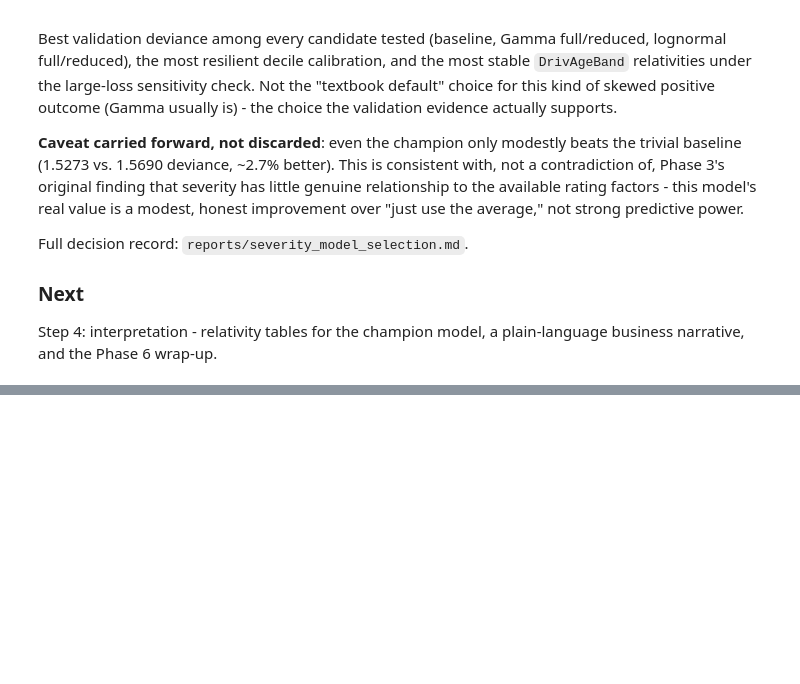
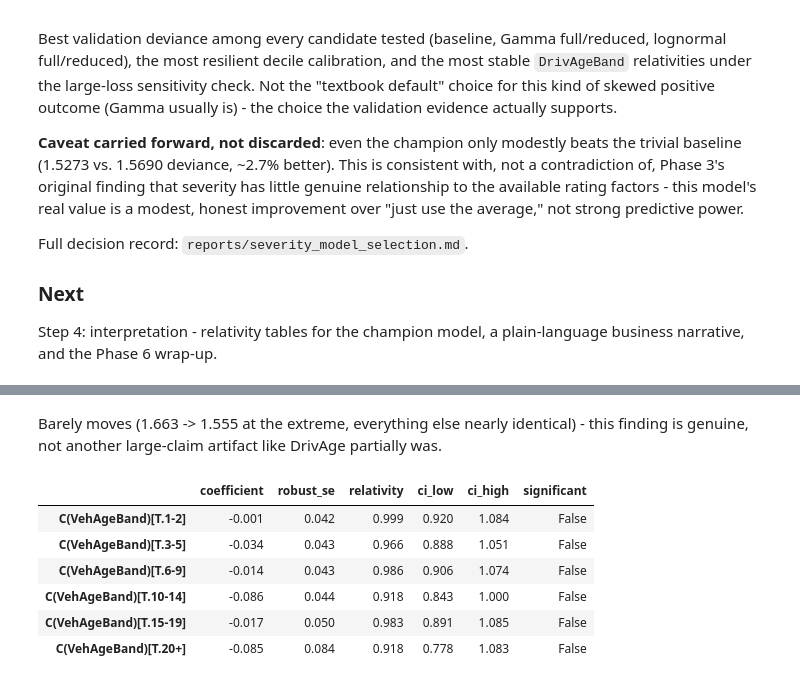
Before and after one commit to vishalyadav1729/auto-insurance-pricing, a Jupyter notebook: notebooks/04_severity_glm.ipynb, the cells around one changed output, grey strips where cells are left out. Saved outputs shown, nothing was run; the diff lists cells and outputs as text; code cells hidden in the pictures; blank space fills up the shorter version.

```diff
--- a/notebooks/04_severity_glm.ipynb
+++ b/notebooks/04_severity_glm.ipynb
@@ -330,0 +348,13 @@ Step 4: interpretation - relativity tables for the champion model, a plain-langu
+# %%
+robust = lognormal_result.get_robustcov_results(cov_type="HC3")
+
+sev_relativities = pd.DataFrame({
+    "coefficient": lognormal_result.params,
+    "robust_se": pd.Series(robust.bse, index=lognormal_result.params.index),
+})
+sev_relativities["relativity"] = np.exp(sev_relativities["coefficient"])
+sev_relativities["ci_low"] = np.exp(sev_relativities["coefficient"] - 1.96 * sev_relativities["robust_se"])
+sev_relativities["ci_high"] = np.exp(sev_relativities["coefficient"] + 1.96 * sev_relativities["robust_se"])
+sev_relativities["significant"] = ~((sev_relativities["ci_low"] < 1) & (sev_relativities["ci_high"] > 1))
+
+sev_relativities.filter(like="BonusMalusBand", axis=0).round(3)
@@ -330,0 +381,12 @@ Step 4: interpretation - relativity tables for the champion model, a plain-langu
+# %% [markdown]
+Barely moves (1.663 -> 1.555 at the extreme, everything else nearly identical) - this finding is genuine, not another large-claim artifact like DrivAge partially was.
+# %%
+sev_relativities.filter(like="VehAgeBand", axis=0).round(3)
+# %% [output]
+|  | coefficient | robust_se | relativity | ci_low | ci_high | significant |
+| C(VehAgeBand)[T.1-2] | -0.001 | 0.042 | 0.999 | 0.920 | 1.084 | False |
+| C(VehAgeBand)[T.3-5] | -0.034 | 0.043 | 0.966 | 0.888 | 1.051 | False |
+| C(VehAgeBand)[T.6-9] | -0.014 | 0.043 | 0.986 | 0.906 | 1.074 | False |
+| C(VehAgeBand)[T.10-14] | -0.086 | 0.044 | 0.918 | 0.843 | 1.000 | False |
+| C(VehAgeBand)[T.15-19] | -0.017 | 0.050 | 0.983 | 0.891 | 1.085 | False |
+| C(VehAgeBand)[T.20+] | -0.085 | 0.084 | 0.918 | 0.778 | 1.083 | False |
```
Also changed, not shown: parts of 11 cells of this notebook, 2 other files.
